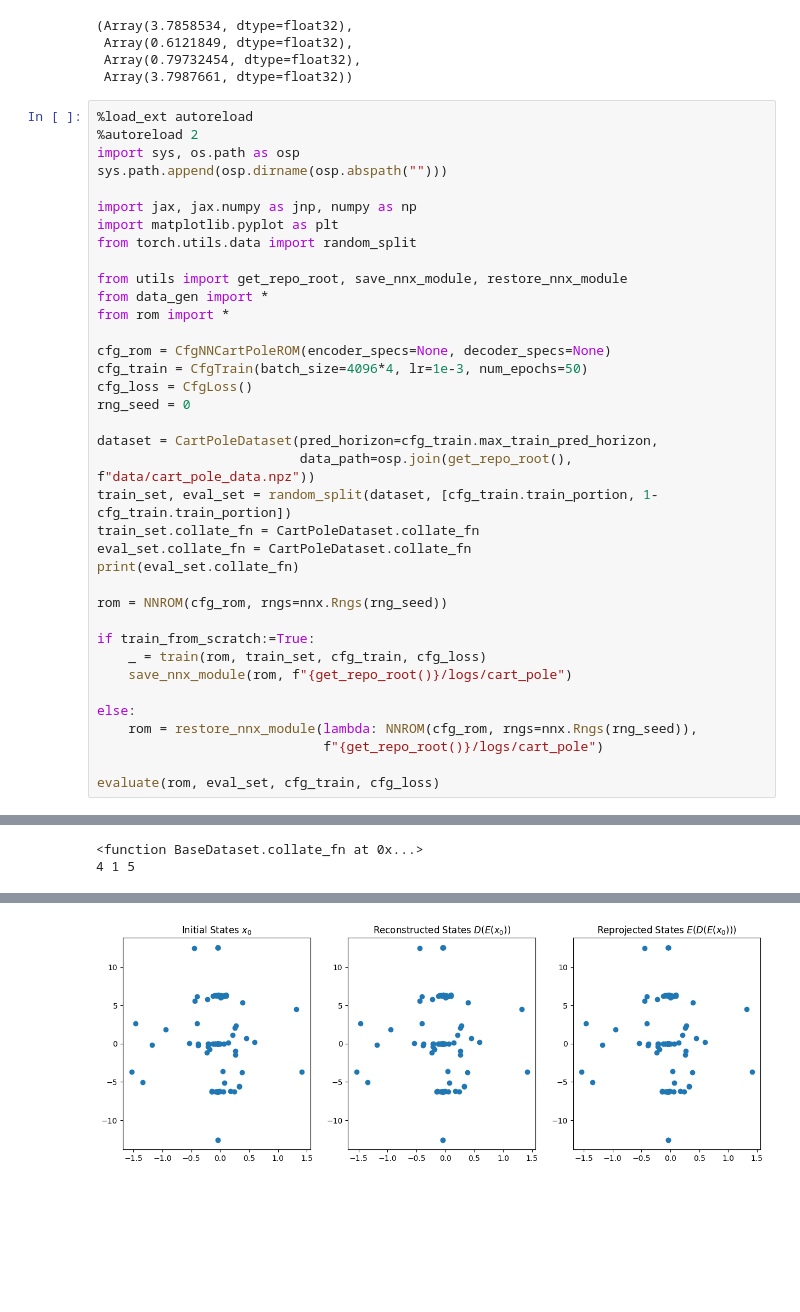
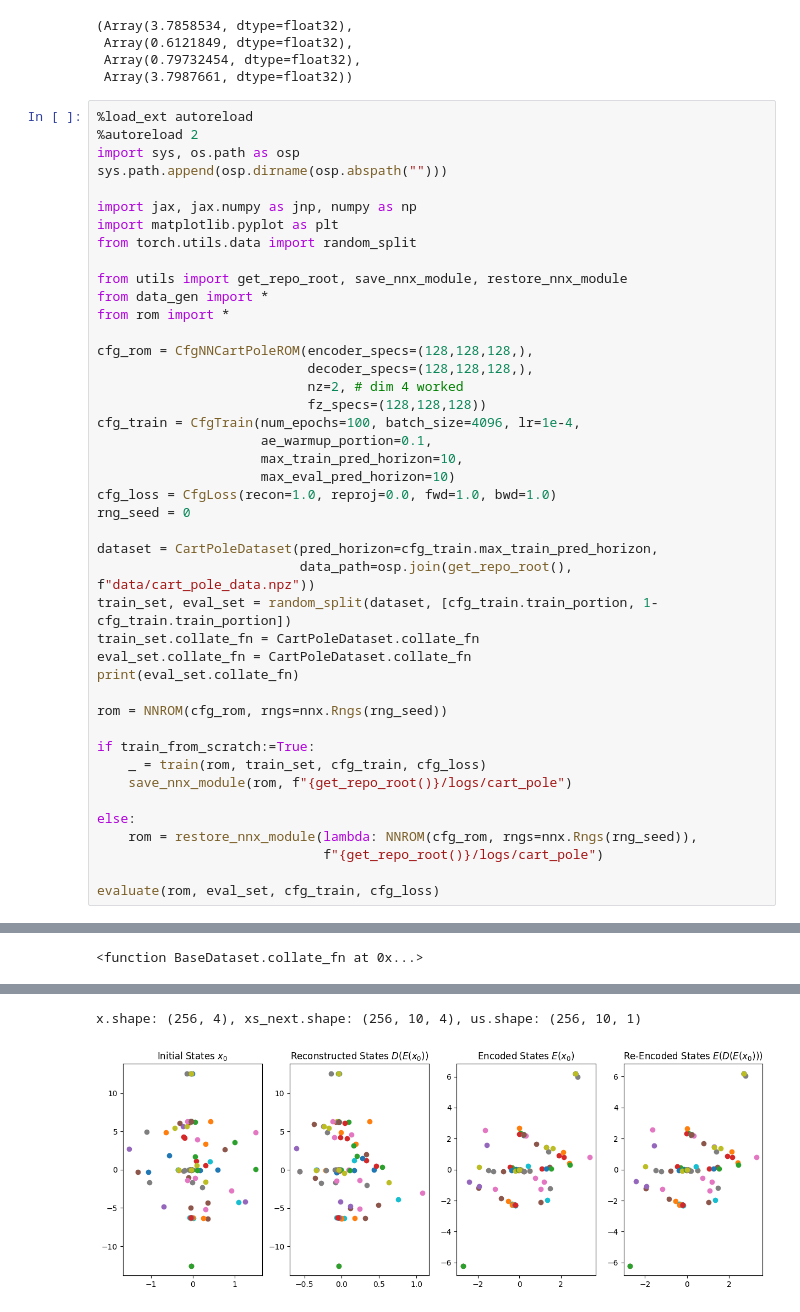
Before and after one commit to kylewang1999/latent_loco, a Jupyter notebook: scripts/train_cartpole.ipynb, the cells around one changed output, grey strips where cells are left out. Saved outputs shown, nothing was run; the diff lists cells and outputs as text; blank space fills up the shorter version.

```diff
--- a/scripts/train_cartpole.ipynb
+++ b/scripts/train_cartpole.ipynb
@@ -126,9 +126,15 @@ from utils import get_repo_root, save_nnx_module, restore_nnx_module
 from data_gen import *
 from rom import *
 
-cfg_rom = CfgNNCartPoleROM(encoder_specs=None, decoder_specs=None)
-cfg_train = CfgTrain(batch_size=4096*4, lr=1e-3, num_epochs=50)
-cfg_loss = CfgLoss()
+cfg_rom = CfgNNCartPoleROM(encoder_specs=(128,128,128,),
+                           decoder_specs=(128,128,128,),
+                           nz=2, # dim 4 worked
+                           fz_specs=(128,128,128))
+cfg_train = CfgTrain(num_epochs=100, batch_size=4096, lr=1e-4,
+                     ae_warmup_portion=0.1,
+                     max_train_pred_horizon=10,
+                     max_eval_pred_horizon=10)
+cfg_loss = CfgLoss(recon=1.0, reproj=0.0, fwd=1.0, bwd=1.0)
 rng_seed = 0
 
 dataset = CartPoleDataset(pred_horizon=cfg_train.max_train_pred_horizon,
@@ -158,2 +164 @@ Failed to import mujoco.mjx.third_party.mujoco_warp as mujoco_warp: No module na
 <function BaseDataset.collate_fn at 0x...>
-4 1 5
@@ -164 +169,2 @@ Failed to import mujoco.mjx.third_party.mujoco_warp as mujoco_warp: No module na
+x.shape: (256, 4), xs_next.shape: (256, 10, 4), us.shape: (256, 10, 1)
-[figure, old version]
+[figure, new version]
```
Also changed, not shown: parts of 2 cells of this notebook, 1 other file.
